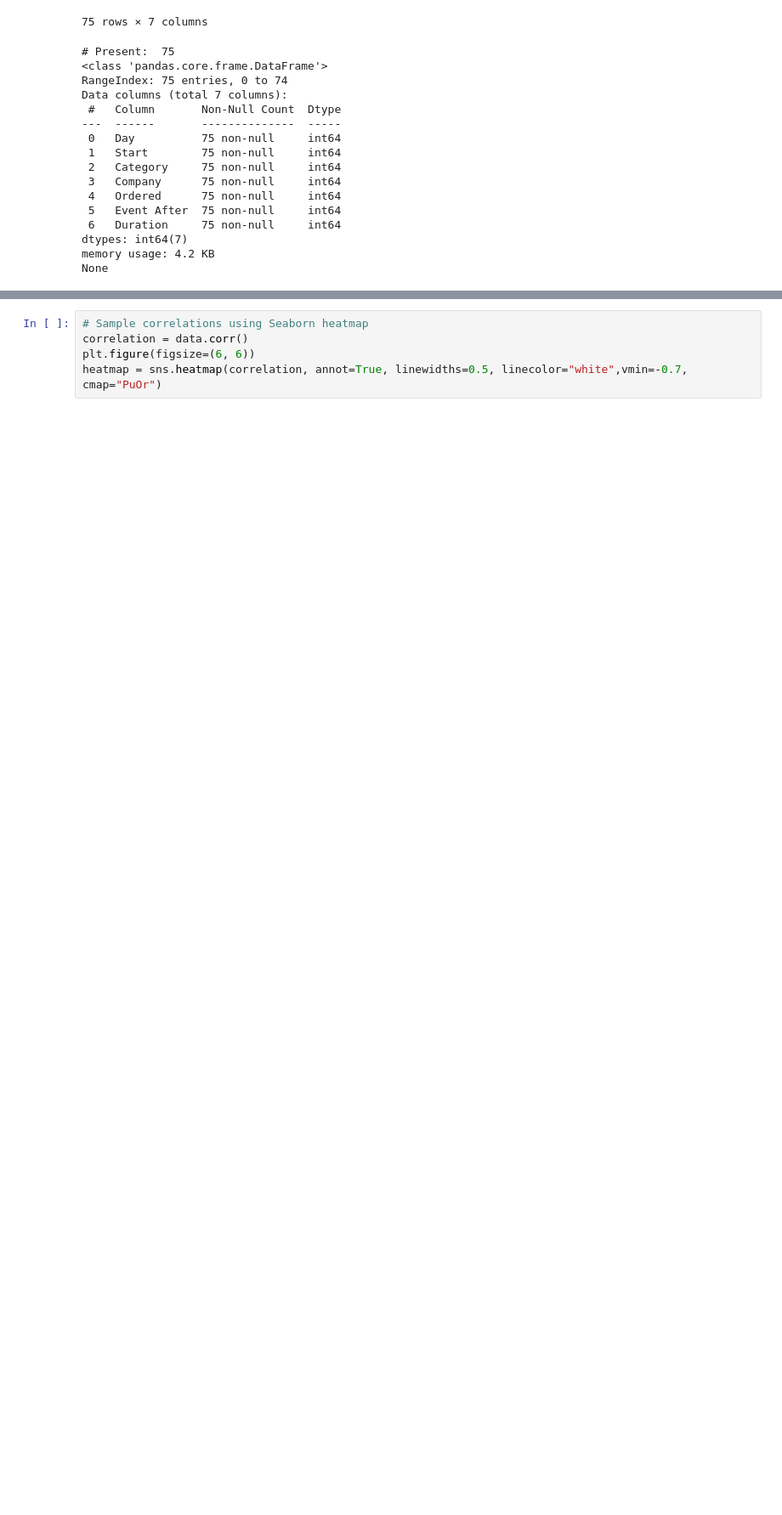
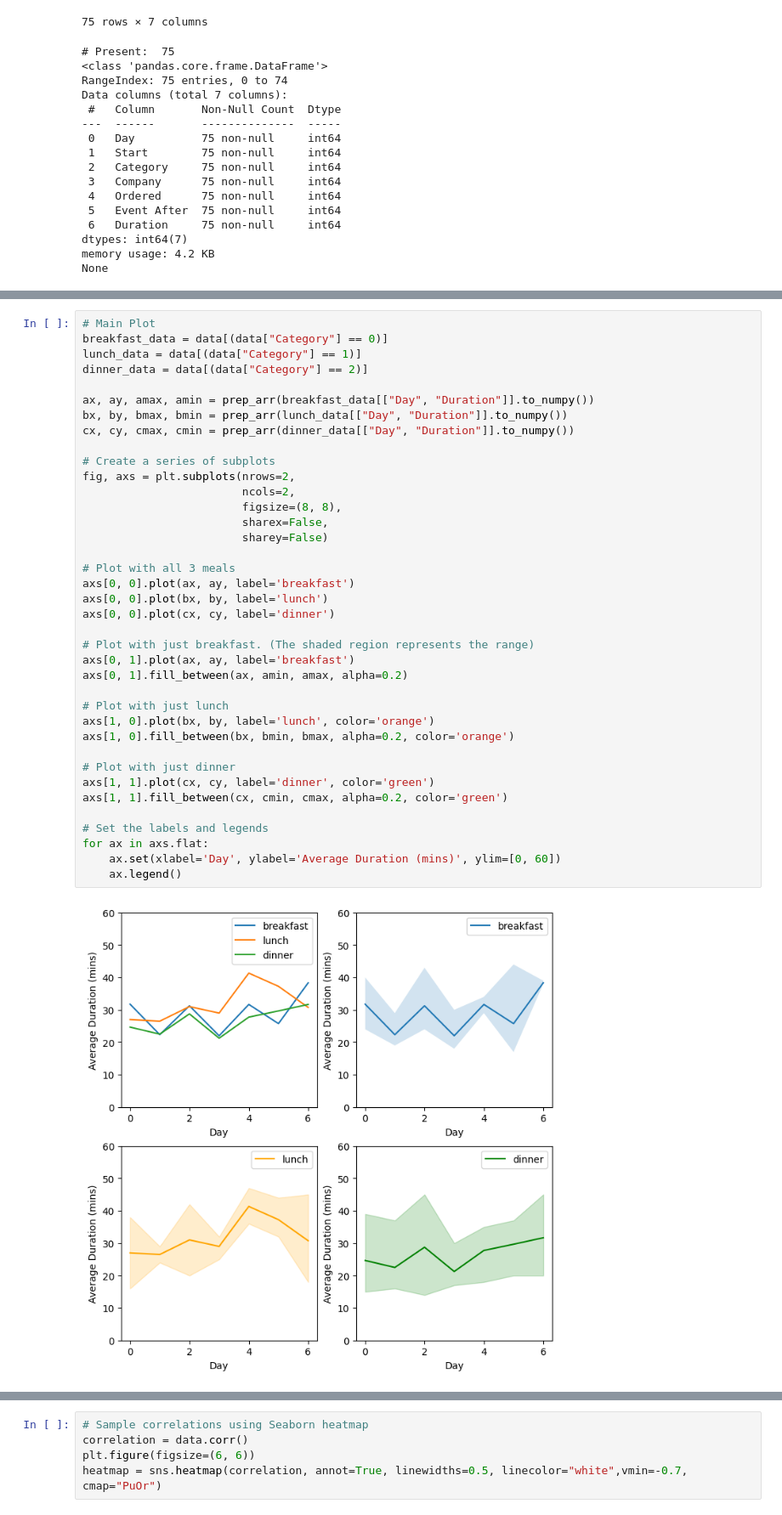
Before and after one commit to Rahuboy/regression-exploration, a Jupyter notebook: Problem1/1_eda.ipynb, the cells around one changed output, grey strips where cells are left out. Shown: that part at 85% size. Saved outputs shown, nothing was run; the diff lists cells and outputs as text; blank space fills up the shorter version.

```diff
--- a/Problem1/1_eda.ipynb
+++ b/Problem1/1_eda.ipynb
@@ -181,0 +92,40 @@ data[["Day", "Start", "Duration"]].describe()
+# %%
+# Main Plot
+breakfast_data = data[(data["Category"] == 0)]
+lunch_data = data[(data["Category"] == 1)]
+dinner_data = data[(data["Category"] == 2)]
+
+ax, ay, amax, amin = prep_arr(breakfast_data[["Day", "Duration"]].to_numpy())
+bx, by, bmax, bmin = prep_arr(lunch_data[["Day", "Duration"]].to_numpy())
+cx, cy, cmax, cmin = prep_arr(dinner_data[["Day", "Duration"]].to_numpy())
+
+# Create a series of subplots
+fig, axs = plt.subplots(nrows=2,
+                        ncols=2,
+                        figsize=(8, 8),
+                        sharex=False,
+                        sharey=False)
+
+# Plot with all 3 meals
+axs[0, 0].plot(ax, ay, label='breakfast')
+axs[0, 0].plot(bx, by, label='lunch')
+axs[0, 0].plot(cx, cy, label='dinner')
+
+# Plot with just breakfast. (The shaded region represents the range)
+axs[0, 1].plot(ax, ay, label='breakfast')
+axs[0, 1].fill_between(ax, amin, amax, alpha=0.2)
+
+# Plot with just lunch
+axs[1, 0].plot(bx, by, label='lunch', color='orange')
+axs[1, 0].fill_between(bx, bmin, bmax, alpha=0.2, color='orange')
+
+# Plot with just dinner
+axs[1, 1].plot(cx, cy, label='dinner', color='green')
+axs[1, 1].fill_between(cx, cmin, cmax, alpha=0.2, color='green')
+
+# Set the labels and legends
+for ax in axs.flat:
+    ax.set(xlabel='Day', ylabel='Average Duration (mins)', ylim=[0, 60])
+    ax.legend()
+# %% [output]
+[figure, added]
```
Also changed, not shown: parts of 14 cells of this notebook, 3 other files.
